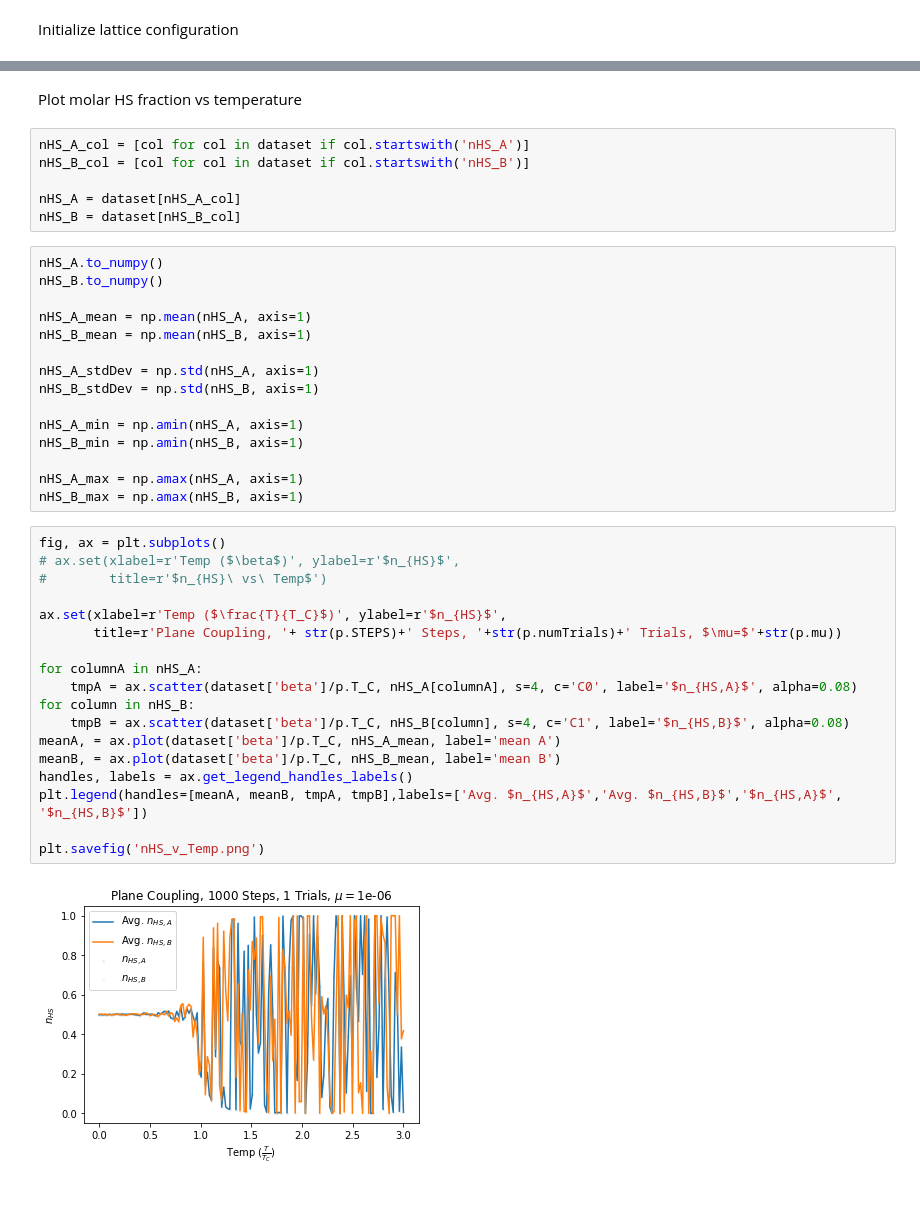
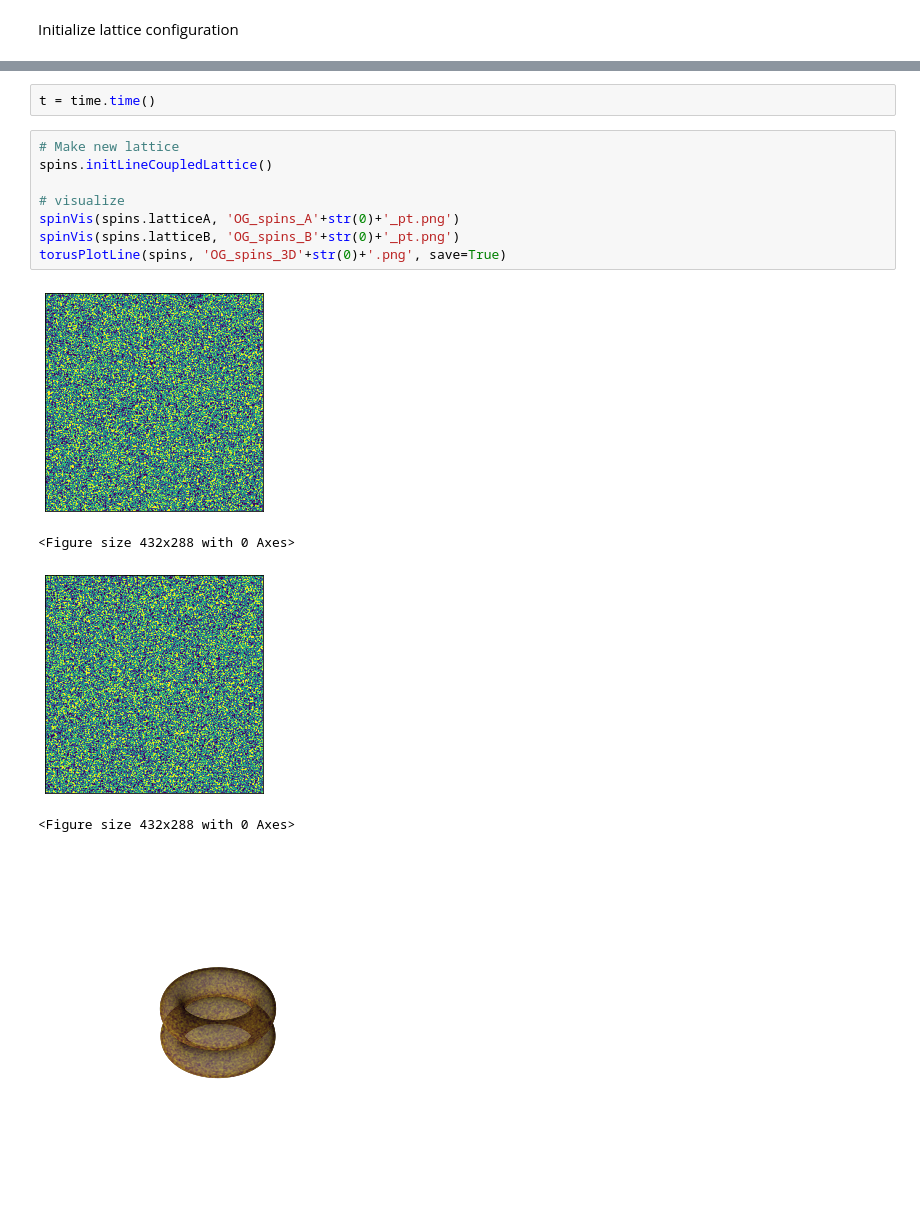
Before and after one commit to daleas0120/PT-MCIMS, a Jupyter notebook: PTMCIM_B.ipynb, the cells around one changed output, grey strips where cells are left out. Drawn from its saved outputs; the diff is of its cells as text.

```diff
--- a/PTMCIM_B.ipynb
+++ b/PTMCIM_B.ipynb
@@ -104,43 +64,16 @@ ax.set(xlabel=r'Time (MC Steps)', ylabel=r'$n_{HS}$',
-# %% [markdown]
-Plot molar HS fraction vs temperature
-# %%
-nHS_A_col = [col for col in dataset if col.startswith('nHS_A')]
-nHS_B_col = [col for col in dataset if col.startswith('nHS_B')]
-
-nHS_A = dataset[nHS_A_col]
-nHS_B = dataset[nHS_B_col]
-# %%
-nHS_A.to_numpy()
-nHS_B.to_numpy()
-
-nHS_A_mean = np.mean(nHS_A, axis=1)
-nHS_B_mean = np.mean(nHS_B, axis=1)
-
-nHS_A_stdDev = np.std(nHS_A, axis=1)
-nHS_B_stdDev = np.std(nHS_B, axis=1)
-
-nHS_A_min = np.amin(nHS_A, axis=1)
-nHS_B_min = np.amin(nHS_B, axis=1)
-
-nHS_A_max = np.amax(nHS_A, axis=1)
-nHS_B_max = np.amax(nHS_B, axis=1)
-# %%
-fig, ax = plt.subplots()
-# ax.set(xlabel=r'Temp ($\beta$)', ylabel=r'$n_{HS}$',
-#        title=r'$n_{HS}\ vs\ Temp$')
-
-ax.set(xlabel=r'Temp ($\frac{T}{T_C}$)', ylabel=r'$n_{HS}$',
-       title=r'Plane Coupling, '+ str(p.STEPS)+' Steps, '+str(p.numTrials)+' Trials, $\mu=$'+str(p.mu))
-
-for columnA in nHS_A:
-    tmpA = ax.scatter(dataset['beta']/p.T_C, nHS_A[columnA], s=4, c='C0', label='$n_{HS,A}$', alpha=0.08)
-for column in nHS_B:
-    tmpB = ax.scatter(dataset['beta']/p.T_C, nHS_B[column], s=4, c='C1', label='$n_{HS,B}$', alpha=0.08)
-meanA, = ax.plot(dataset['beta']/p.T_C, nHS_A_mean, label='mean A')
-meanB, = ax.plot(dataset['beta']/p.T_C, nHS_B_mean, label='mean B')
-handles, labels = ax.get_legend_handles_labels()
-plt.legend(handles=[meanA, meanB, tmpA, tmpB],labels=['Avg. $n_{HS,A}$','Avg. $n_{HS,B}$','$n_{HS,A}$', '$n_{HS,B}$'])
-
-plt.savefig('nHS_v_Temp.png')
-# %% [output]
-[figure, removed]
+# %%
+t = time.time()
+# %%
+# Make new lattice
+spins.initLineCoupledLattice()
+
+# visualize
+spinVis(spins.latticeA, 'OG_spins_A'+str(0)+'_pt.png')
+spinVis(spins.latticeB, 'OG_spins_B'+str(0)+'_pt.png')
+torusPlotLine(spins, 'OG_spins_3D'+str(0)+'.png', save=True)
+# %% [output]
+[figure, added]
+<Figure size 432x288 with 0 Axes>
+[figure, added]
+<Figure size 432x288 with 0 Axes>
+[figure, added]
```
Also changed, not shown: parts of 11 cells of this notebook, 6 other files.
